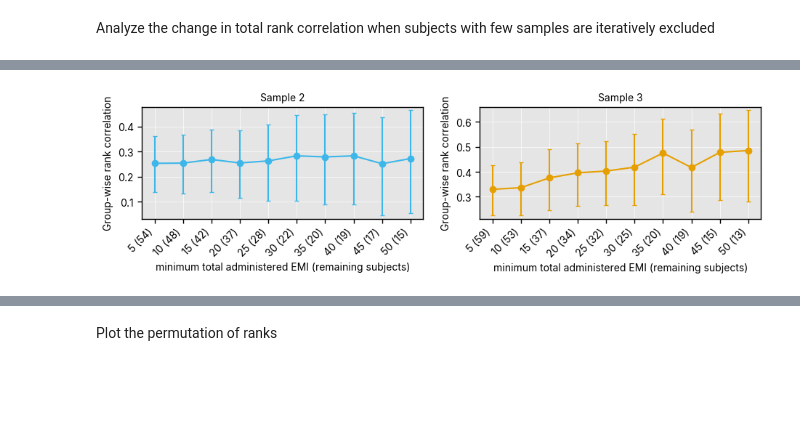
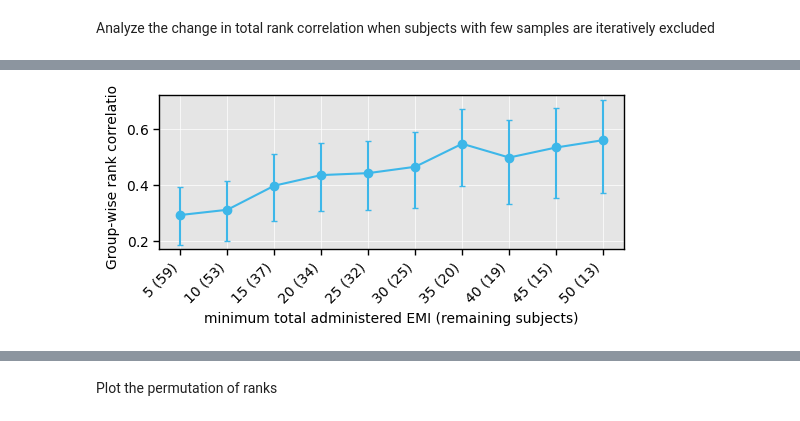
Before and after one commit to JMFechtelpeter/ema_forecast_control, a Jupyter notebook: ema_forecast_control/analyses/impulse_responses/intervention_rank_prediction.ipynb, the cells around one changed output, grey strips where cells are left out. Cells and saved outputs as stored; diff of their text form; code cells hidden in the pictures; blank space fills up the shorter version.

```diff
--- a/ema_forecast_control/analyses/impulse_responses/intervention_rank_prediction.ipynb
+++ b/ema_forecast_control/analyses/impulse_responses/intervention_rank_prediction.ipynb
@@ -12,7 +12,7 @@ labels = ['EMA_mood','EMA_disappointed','EMA_scared','EMA_worry',
 input_labels = [f'interactive{i}' for i in range(1, 9)]
 
 
-models = model_catalogue.ModelCatalogue(project_name)
+models = model_catalogue.ModelCatalogue(project_name, force_new_catalogue=True)
 test_data_dir = path_utils.join_base_path('data/AI4U_sample3')
 # %% [markdown]
 Calculate proximal effects
@@ -51,7 +50,6 @@ errors_loading_model = 0
 ModelClass = PLRNN
 
 data_files = path_utils.get_data_files(test_data_dir)
-dist = {}
 for p, df in tqdm(path_utils.zip_participants_data(test_data_dir), total=len(data_files), desc=f'Calculating Impulse Responses'):
     model_dirs = models.get_latest_model_dirs(p, 1000)
     participant_cir = []
@@ -86,7 +84,7 @@ for p, df in tqdm(path_utils.zip_participants_data(test_data_dir), total=len(dat
     participant_cir_df = pd.concat([participant_cir_df.groupby('x0').mean(numeric_only=True),            # Mean over all models
                                     participant_cir_df.loc[participant_cir_df['timestep']==participant_cir_df['timestep'].max()]],  # just the last model
                                     axis=0, keys=['all', 'last'], names=['model'])
-    participant_cir_df['participant'] = int(p)
+    participant_cir_df['participant'] = p
     participant_cir_df = participant_cir_df.set_index(['participant'], append=True)[input_labels]
     plrnn_emi_cir.append(participant_cir_df)
 plrnn_emi_cir = pd.concat(plrnn_emi_cir, axis=0)
@@ -171,8 +155,11 @@ Group-wise correlation 3: 0.292, 95% CI [0.104, 0.705], p=0.010
 # %%
+import numpy as np
+
+from ema_forecast_control.plotting.plotting_styles import PaperStyle, adjust_ylim
+
 with PaperStyle():
     fig, ax = plt.subplots(1, 1, figsize=(3,2))
     joint_correlations.plot(ax=ax, kind='hist', ylabel='count', xlabel=r'$\rho$', bins=np.arange(-1, 1.05, 0.05), stacked=True)
-    plotting_utils.adjust_ylim(ax, top=0.03, bottom=0.0)
+    adjust_ylim(ax, top=0.03, bottom=0.0)
     plt.show()
-    # plt.savefig(data_utils.join_ordinal_bptt_path('results', '_paper', f'emi_rank_correlation_histogram.svg'))
 # %% [output]
@@ -182,59 +173,52 @@ Analyze the change in total rank correlation when subjects with few samples are
 # %%
 import sys
 sys.path.append('..')
-import pandas as pd
 import torch as tc
-import matplotlib.pyplot as plt
-from plotting_styles import PaperStyle, colors
 import statsmodels.api as sm
 from statsmodels.formula.api import ols
 
+from ema_forecast_control.plotting.plotting_styles import colors
+
 select_model = 'all'
-select_binned_policy = 'ignore'
 select_x0 = 'all'
 
 with PaperStyle():
 
-    fig, axes = plt.subplots(1, 2, figsize=(11,2))
+    fig, ax = plt.subplots(1, 1, figsize=(6,2))
 
-    for m, mrt in enumerate(MRT):
+    plrnn_emi_rank = plrnn_emi_cir.loc[(select_model, select_x0)]
+    total_emis = emi_occurrences.sum(axis=1).loc[plrnn_emi_rank.index]
+    effects_rank = effects.loc[plrnn_emi_rank.index]
+    emi_occurrences_loc = emi_occurrences.loc[plrnn_emi_rank.index]
 
-        plrnn_emi_rank = plrnn_emi_cir.loc[(mrt, select_model, select_x0)]
-        total_emis = emi_occurrences.loc[mrt].sum(axis=1).loc[plrnn_emi_rank.index]
-        effects_rank = effects.loc[(mrt, select_binned_policy)].loc[plrnn_emi_rank.index]
-        emi_occurrences_loc = emi_occurrences.loc[mrt].loc[plrnn_emi_rank.index]
+    group_wise_effects = []
+    n_participants_remaining = []
 
-        group_wise_effects = []
-        n_participants_remaining = []
+    bins = np.arange(5, 51, 5)
+    correlations_over_bins = []
 
-        bins = np.arange(5, 51, 5)
-        correlations_over_bins = []
+    for i in bins:
+        correlations = weight_corr_for_dataframes(plrnn_emi_rank.loc[total_emis>=i],
+                                                    effects_rank.loc[total_emis>=i],
+                                                    emi_occurrences_loc.loc[total_emis>=i], method='spearman', axis=1, B=2, alternative='greater',
+                                                p_method='permutation', ci_type='percentile')
+        correlations_over_bins.append(correlations['statistic'].dropna())
+        overall_effect = meta_spearman(correlations['statistic'].dropna(), None)
+        group_wise_effects.append(overall_effect)
+        n_participants_remaining.append(len(correlations.dropna()))
 
-        for i in bins:
-            correlations = weight_corr_for_dataframes(plrnn_emi_rank.loc[total_emis>=i],
-                                                      effects_rank.loc[total_emis>=i],
-                                                      emi_occurrences_loc.loc[total_emis>=i], method='spearman', axis=1, B=2, alternative='greater',
-                                                    p_method='permutation', ci_type='percentile')
-            correlations_over_bins.append(correlations['statistic'].dropna())
-            overall_effect = meta_spearman(correlations['statistic'].dropna(), None)
-            group_wise_effects.append(overall_effect)
-            n_participants_remaining.append(len(correlations.dropna()))
+    group_wise_effects = pd.DataFrame(group_wise_effects)
+    group_wise_effects.plot(ax=ax, y='effect', yerr=[group_wise_effects['effect']-group_wise_effects['ci_lower'], group_wise_effects['ci_upper']-group_wise_effects['effect']],
+                            marker='o', legend=False)
+    ax.set_xticks(range(len(bins)), [f'{b} ({n})' for b, n in zip(bins, n_participants_remaining)], rotation=45, ha='right')
+    ax.set(xlabel='minimum total administered EMI (remaining subjects)', ylabel='Group-wise rank correlation')
+    adjust_ylim(ax, top=0.03, bottom=0.03)
 
-        group_wise_effects = pd.DataFrame(group_wise_effects)
-        group_wise_effects.plot(ax=axes[m], y='effect', yerr=[group_wise_effects['effect']-group_wise_effects['ci_lower'], group_wise_effects['ci_upper']-group_wise_effects['effect']],
-                                marker='o', legend=False, title=f'Sample {mrt}', color=colors.color_cycle[m])
-        axes[m].set_xticks(range(len(bins)), [f'{b} ({n})' for b, n in zip(bins, n_participants_remaining)], rotation=45, ha='right')
-        axes[m].set(xlabel='minimum total administered EMI (remaining subjects)', ylabel='Group-wise rank correlation')
-        plotting_utils.adjust_ylim(axes[m], top=0.03, bottom=0.03)
+    correlations_over_bins_molten = pd.concat(correlations_over_bins, axis=1, keys=bins, names='min_EMI').melt().dropna().astype(float)
+    model = ols('value ~ C(min_EMI)', data=correlations_over_bins_molten).fit()
+    anova_table = sm.stats.anova_lm(model, typ=1)
+    print(f'ANOVA results:')
+    print(anova_table)
 
-        correlations_over_bins_molten = pd.concat(correlations_over_bins, axis=1, keys=bins, names='min_EMI').melt().dropna().astype(float)
-        model = ols('value ~ C(min_EMI)', data=correlations_over_bins_molten).fit()
-        anova_table = sm.stats.anova_lm(model, typ=1)
-        print(f'ANOVA results for Sample {mrt}:')
-        print(anova_table)
-
-
-    if SAVE:
-        plt.savefig(data_utils.join_ordinal_bptt_path('results', '_paper', f'emi_rank_correlation_by_number_administered_emi.svg'))
     plt.show()
 # %% [output]
@@ -249 +229 @@ Residual    297.0  38.157137  0.128475       NaN       NaN
-[figure, old version]
+[figure, new version]
```
Also changed, not shown: parts of 14 cells of this notebook, 14 other files.
